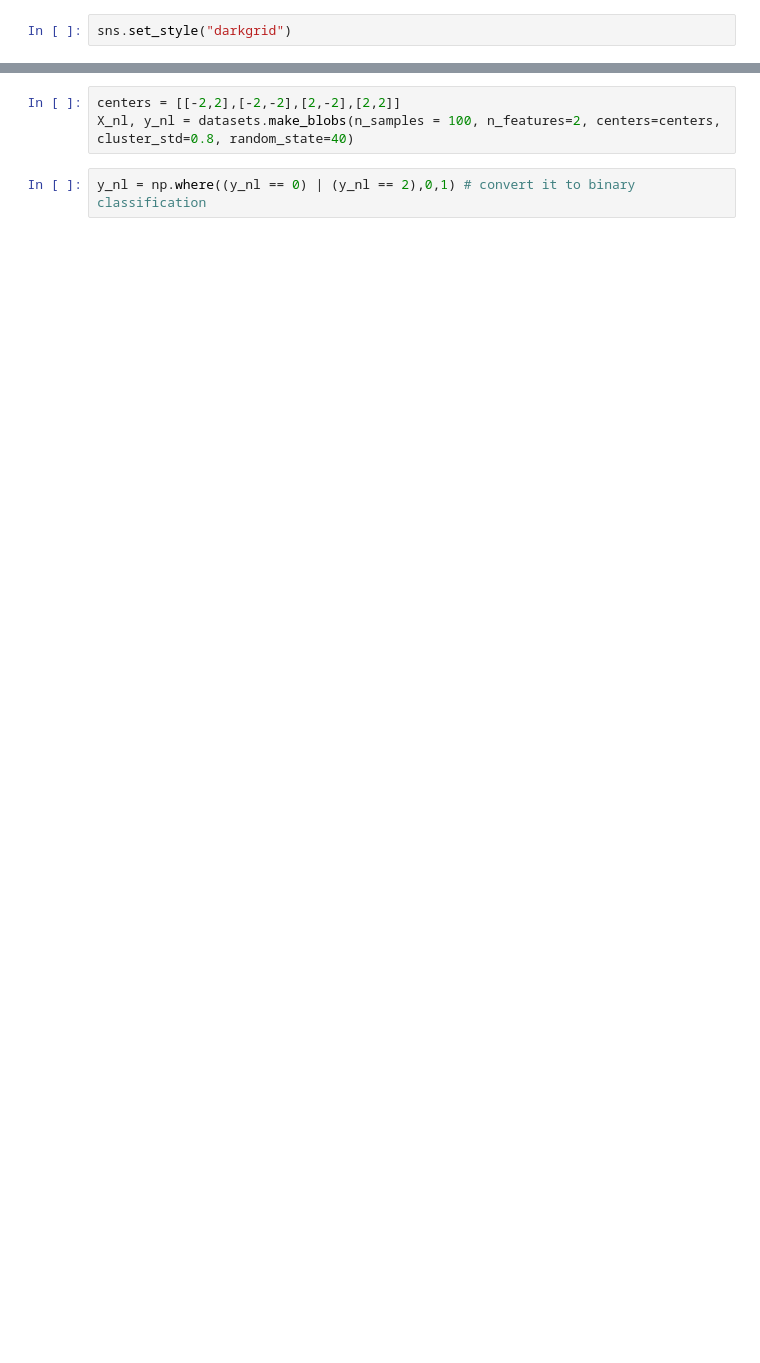
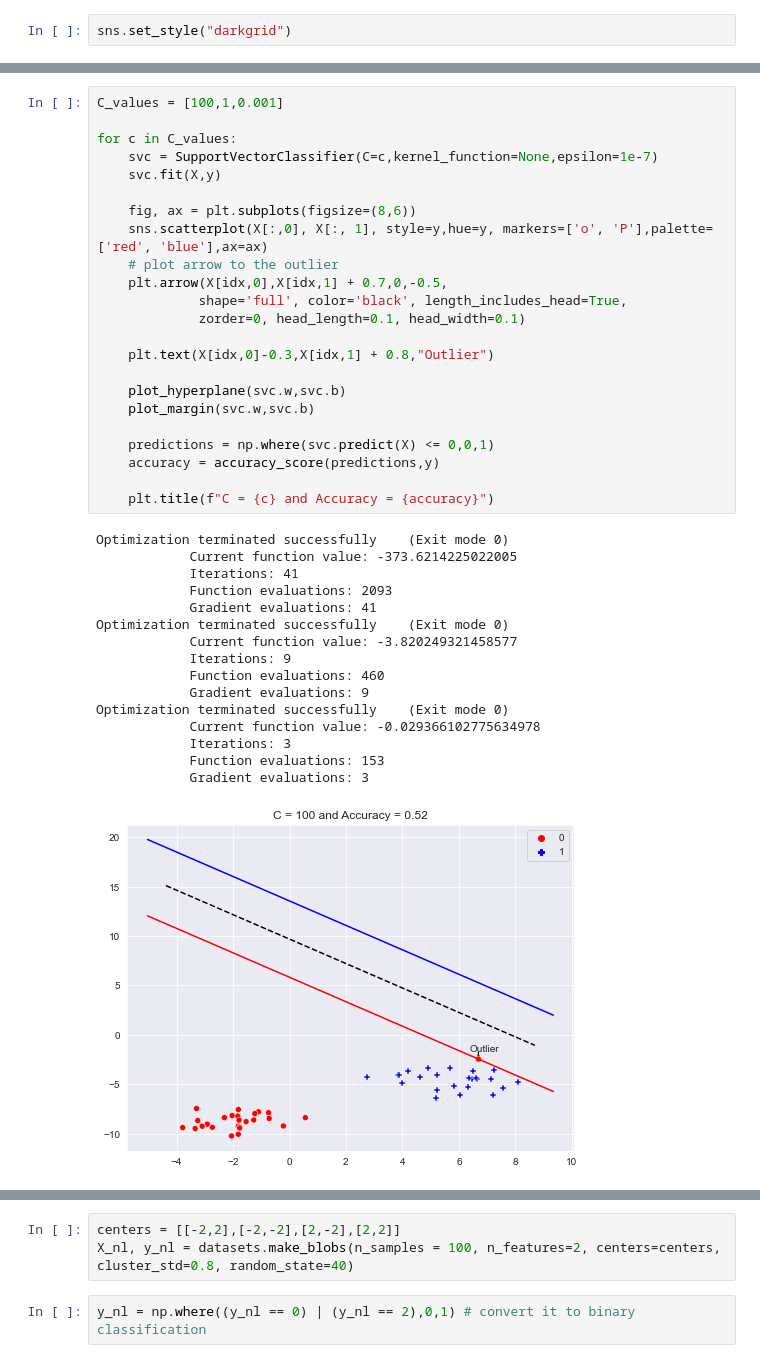
Before and after one commit to omerkolcak/Machine-Learning-Algorithms-from-Scratch, a Jupyter notebook: Classification/2 - Support Vector Machine/Test.ipynb, the cells around one changed output, grey strips where cells are left out. Drawn from its saved outputs; the diff is of its cells as text; blank space fills up the shorter version.

```diff
--- a/Classification/2 - Support Vector Machine/Test.ipynb
+++ b/Classification/2 - Support Vector Machine/Test.ipynb
@@ -68,0 +94,40 @@ plot_margin(svc.w,svc.b)
+# %%
+C_values = [100,1,0.001]
+
+for c in C_values:
+    svc = SupportVectorClassifier(C=c,kernel_function=None,epsilon=1e-7)
+    svc.fit(X,y)
+
+    fig, ax = plt.subplots(figsize=(8,6))
+    sns.scatterplot(X[:,0], X[:, 1], style=y,hue=y, markers=['o', 'P'],palette=['red', 'blue'],ax=ax)
+    # plot arrow to the outlier
+    plt.arrow(X[idx,0],X[idx,1] + 0.7,0,-0.5,
+             shape='full', color='black', length_includes_head=True,
+             zorder=0, head_length=0.1, head_width=0.1)
+
+    plt.text(X[idx,0]-0.3,X[idx,1] + 0.8,"Outlier")
+
+    plot_hyperplane(svc.w,svc.b)
+    plot_margin(svc.w,svc.b)
+
+    predictions = np.where(svc.predict(X) <= 0,0,1)
+    accuracy = accuracy_score(predictions,y)
+
+    plt.title(f"C = {c} and Accuracy = {accuracy}")
+# %% [output]
+Optimization terminated successfully    (Exit mode 0)
+            Current function value: -373.6214225022005
+            Iterations: 41
+            Function evaluations: 2093
+            Gradient evaluations: 41
+Optimization terminated successfully    (Exit mode 0)
+            Current function value: -3.820249321458577
+            Iterations: 9
+            Function evaluations: 460
+            Gradient evaluations: 9
+Optimization terminated successfully    (Exit mode 0)
+            Current function value: -0.029366102775634978
+            Iterations: 3
+            Function evaluations: 153
+            Gradient evaluations: 3
+[figure, added]
```
Also changed, not shown: parts of 37 cells of this notebook, 7 other files.
